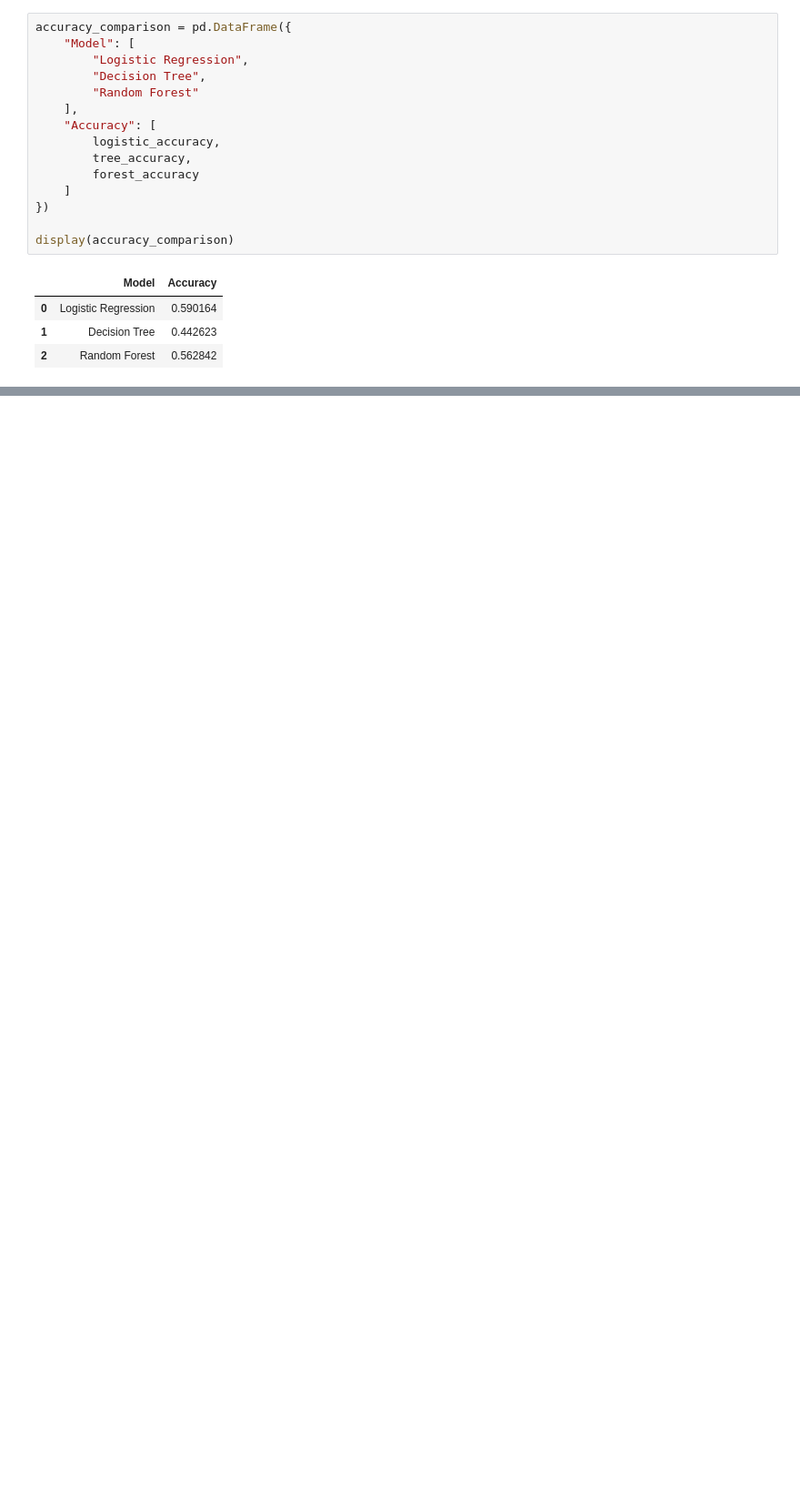
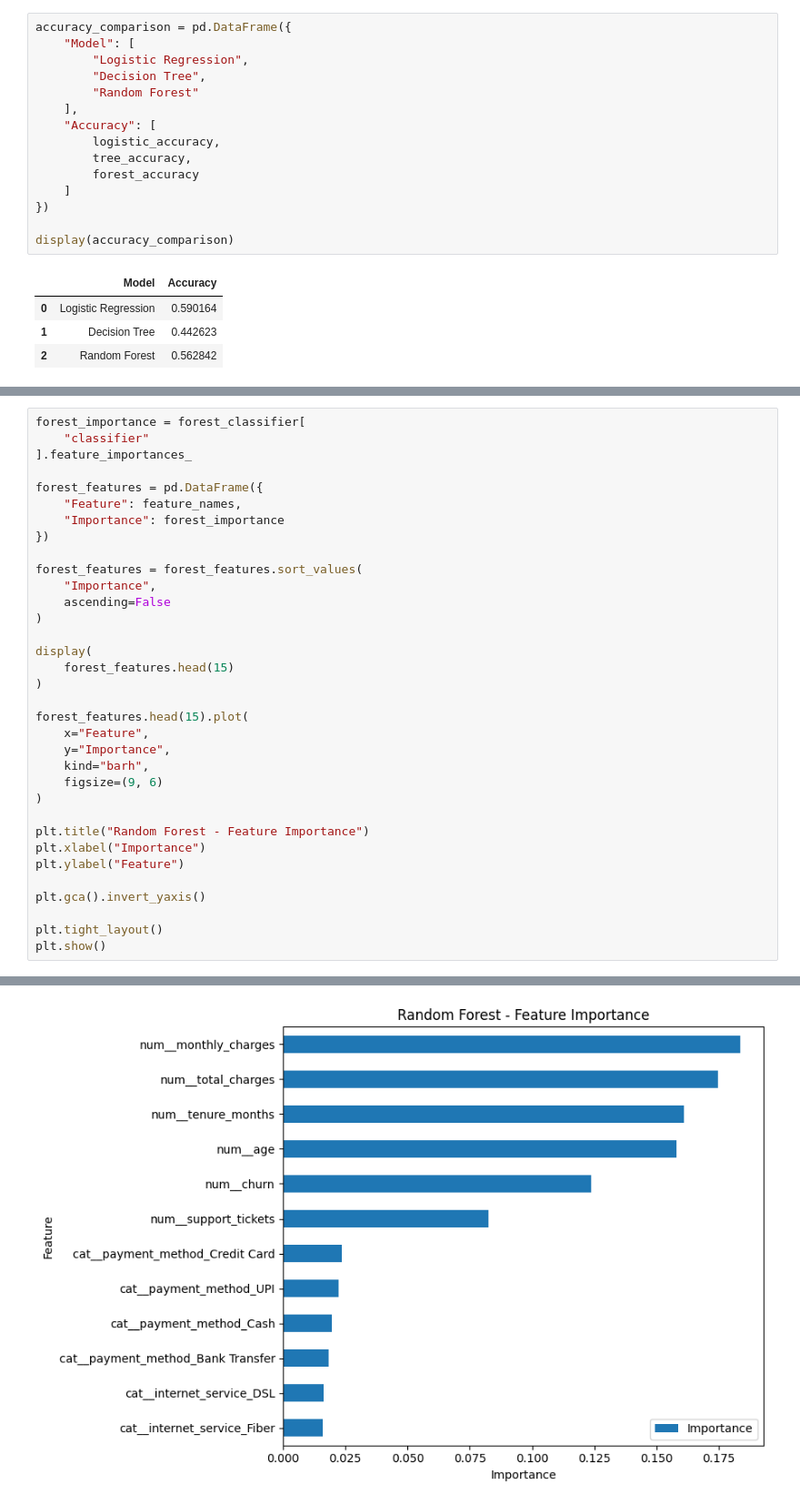
Before and after one commit to Adithya-Biju/MLAssessment, a Jupyter notebook: notebooks/engineer_2/supervised.ipynb, the cells around one changed output, grey strips where cells are left out. Shown at 91% size. Saved outputs shown, nothing was run; the diff lists cells and outputs as text; blank space fills up the shorter version.

```diff
--- a/notebooks/engineer_2/supervised.ipynb
+++ b/notebooks/engineer_2/supervised.ipynb
@@ -166,0 +379,35 @@ display(accuracy_comparison)
+# %%
+forest_importance = forest_classifier[
+    "classifier"
+].feature_importances_
+
+forest_features = pd.DataFrame({
+    "Feature": feature_names,
+    "Importance": forest_importance
+})
+
+forest_features = forest_features.sort_values(
+    "Importance",
+    ascending=False
+)
+
+display(
+    forest_features.head(15)
+)
+
+forest_features.head(15).plot(
+    x="Feature",
+    y="Importance",
+    kind="barh",
+    figsize=(9, 6)
+)
+
+plt.title("Random Forest - Feature Importance")
+plt.xlabel("Importance")
+plt.ylabel("Feature")
+
+plt.gca().invert_yaxis()
+
+plt.tight_layout()
+plt.show()
+# %% [output]
@@ -166,0 +427 @@ display(accuracy_comparison)
+[figure, added]
```
Also changed, not shown: parts of 10 cells of this notebook.
